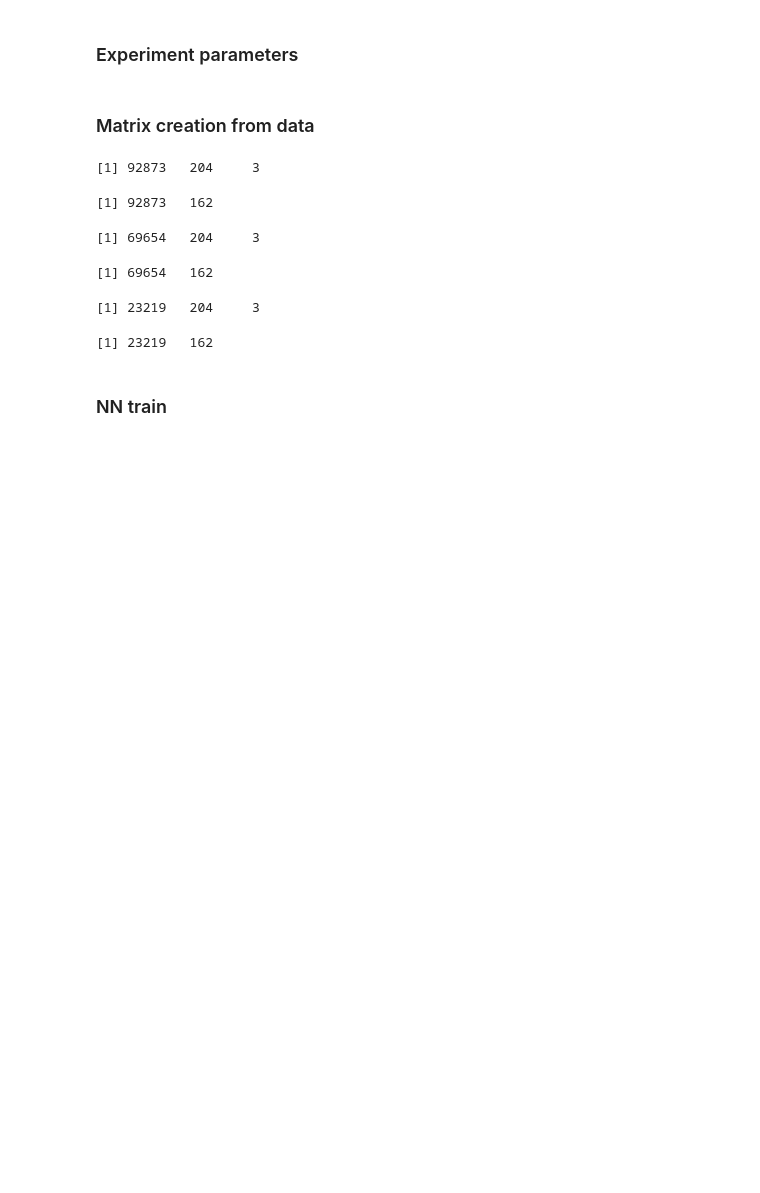
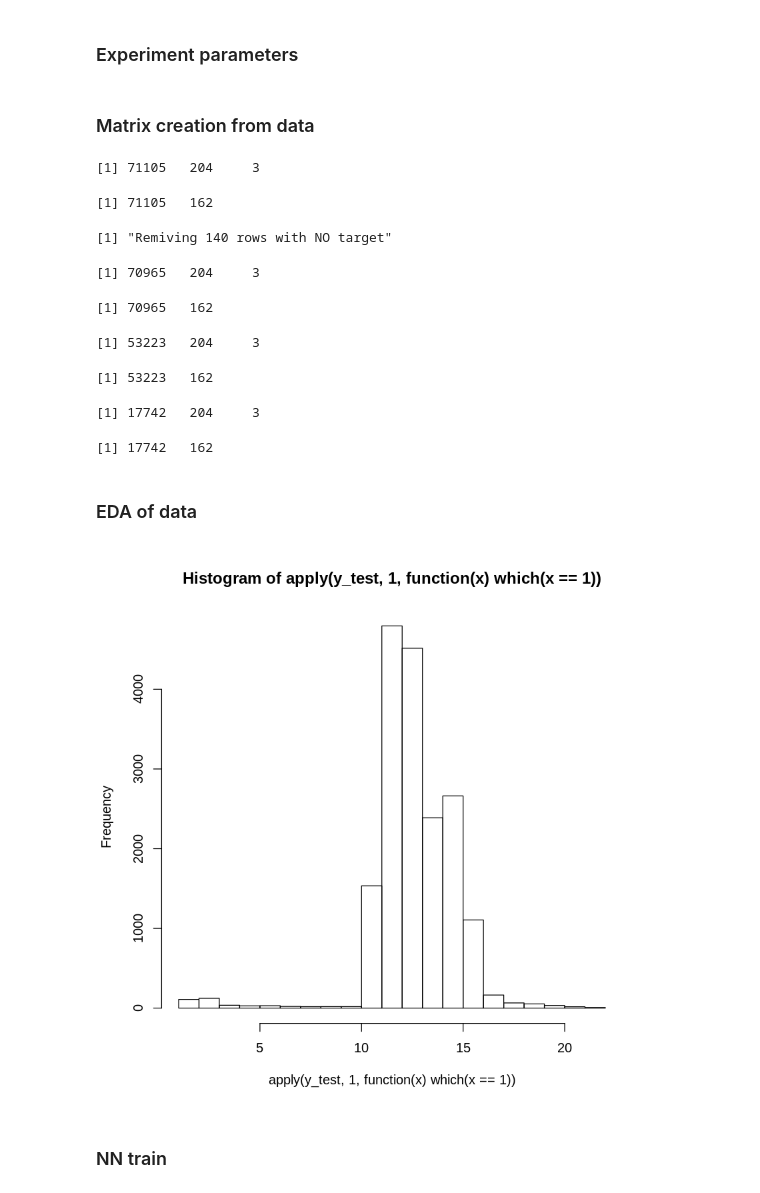
Before and after one commit to rmaestre/variableStars, a Jupyter notebook: docs/GPU/OscModels_NN.ipynb, the cells around one changed output. Saved outputs shown, nothing was run; the diff lists cells and outputs as text; code cells hidden in the pictures; blank space fills up the shorter version.

```diff
--- a/docs/GPU/OscModels_NN.ipynb
+++ b/docs/GPU/OscModels_NN.ipynb
@@ -31,6 +13,7 @@ See www.image.ucar.edu/~nychka/Fields for
 # %%
 setwd("~/Downloads/")
 df_all <- NA
+count <- 1
 for (file in list.files(pattern = "*log")) {
     print(file)
     if (is.null(df_all)) {
@@ -38,7 +21,12 @@ for (file in list.files(pattern = "*log")) {
     } else {
         df_all <- rbind(df_all, data.frame(read.csv(file, sep=",", header = F)))
     }
+    if (count==40) {
+        break
+    }
+    count <- count + 1
 }
+df_all <- df_all[complete.cases(df_all),]
 # %% [output]
 [1] "data0.log"
 [1] "data1.log"
@@ -80,19 +62,32 @@ cols <- (dim(df_all)[2] - 2) / 3
 dimensions <- 3 # Number of channels
 X <- array(0, c(rows, cols, dimensions))
 # Y train is a 1D matrix with rows and targets
-Y <- matrix(nrow = rows, ncol = num_classes)
+Y <- matrix(0, nrow = rows, ncol = num_classes)
+
+
+ind_data <- seq(from=1,to=rows)
+
+# Reshaoe dataframe to matrix slices
+X[ind_data, , 1] <- as.matrix(df_all[ind_data, 1:204])
+X[ind_data, , 2] <- as.matrix(df_all[ind_data, 204:((204 * 2) - 1)])
+X[ind_data, , 3] <- as.matrix(df_all[ind_data, (204 * 2):((204 * 3) - 1)])
+Y <- to_categorical(df_all[ind_data, 613:613], num_classes)
+
+dim(X)
+dim(Y)
+# %% [output]
+[1] 71105   204     3
+[1] 71105   162
-# %%
-# Loop over data and insert into matrix dimensions
-for (i in seq(from=2,to=(rows-1))) {
-  X[i, , 1] <- as.numeric(df_all[i, 1:204])
-  X[i, , 2] <- as.numeric(df_all[i, 204:((204 * 2) - 1)])
-  X[i, , 3] <- as.numeric(df_all[i, (204 * 2):((204 * 3) - 1)])
-
-  #Y[i, ] <- to_categorical(d[i,613:613], num_classes)
-  Y[i,] <- to_categorical(df_all[i, 614:614], num_classes)
-}
-dim(X)
-dim(Y)
-# %% [output]
-[1] 92873   204     3
-[1] 92873   162
+# %%
+ind_remove_no_target <- which(apply(Y,2,sum)==0)
+paste0("Remiving ",length(ind_remove_no_target)," rows with NO target")
+
+X <- X[-ind_remove_no_target,,]
+Y <- Y[-ind_remove_no_target,]
+
+dim(X)
+dim(Y)
+# %% [output]
+[1] "Remiving 140 rows with NO target"
+[1] 70965   204     3
+[1] 70965   162
@@ -113,10 +111,16 @@ dim(y_train)
 dim(x_test)
 dim(y_test)
 # %% [output]
-[1] 69654   204     3
+[1] 53223   204     3
-[1] 69654   162
+[1] 53223   162
-[1] 23219   204     3
+[1] 17742   204     3
-[1] 23219   162
+[1] 17742   162
+# %% [markdown]
+### EDA of data
+# %%
+hist(apply(y_test,1,function(x) which(x==1)))
+# %% [output]
+[figure, added]
 # %% [markdown]
 ### NN train
 # %%
```
Also changed, not shown: parts of 10 cells of this notebook, 6 other files.
